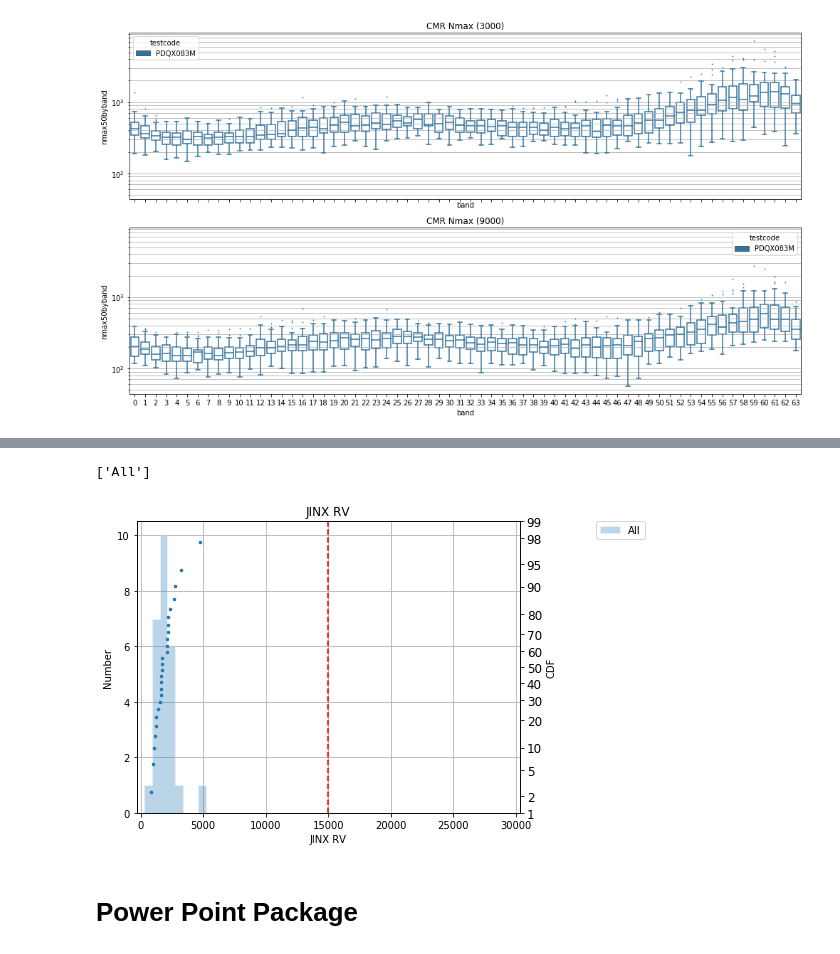
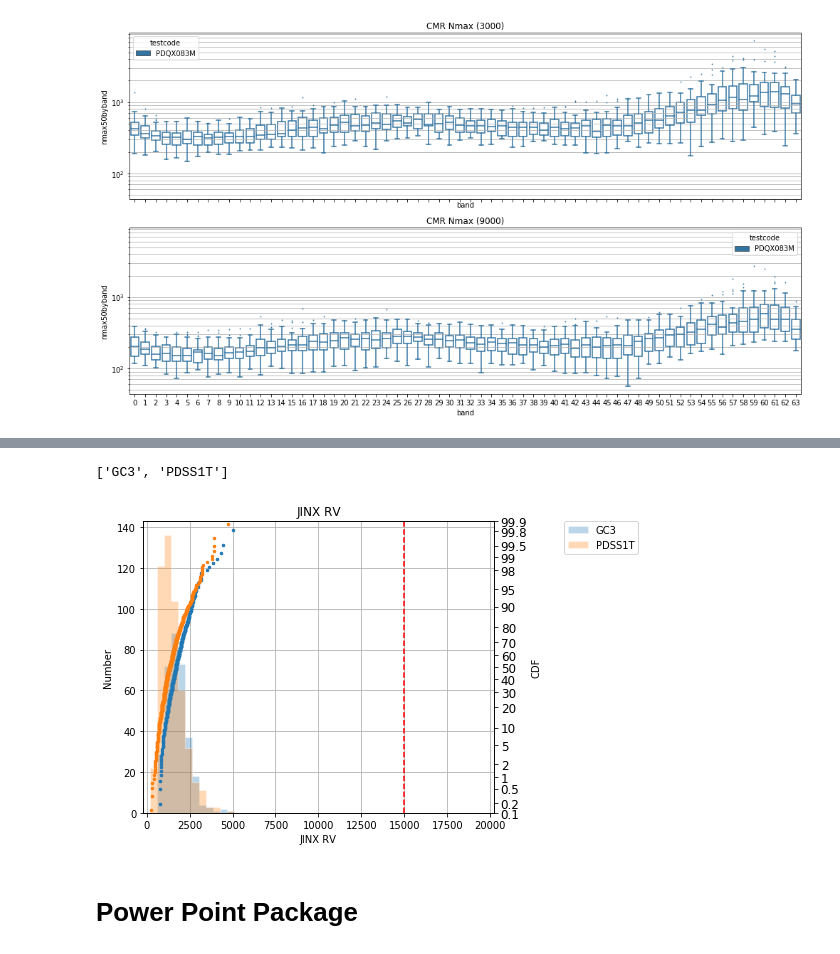
Before and after one commit to kiughigk/mfgcmd_ttr, a Jupyter notebook: notebook/parametric_summery.ipynb, the cells around one changed output, grey strips where cells are left out. Drawn from its saved outputs; the diff is of its cells as text; code cells hidden in the pictures.

```diff
--- a/notebook/parametric_summery.ipynb
+++ b/notebook/parametric_summery.ipynb
@@ -655,6 +655,13 @@ def make_group(df, hueName='Model'):
     df.loc[df['mfgid'].str.endswith('6'), hueName] = 'XMR_G4i'
 
     return(df)
+# %%
+def make_group2(df, hueName='Config'):
+
+    df.loc[df['mfgid'].str.startswith('KJ'), hueName] = 'GC3'
+    df.loc[df['mfgid'].str.startswith('KK'), hueName] = 'PDSS1T'
+
+    return(df)
 # %%
 #parameters
 stpi      = 580.0
@@ -1977,15 +2056,15 @@ plt.savefig('rvsum_cmr.png', format='png')
 # %%
 # JINX RV
-df = make_group(pd.read_pickle('df_ccb_ci_ati_mcsb_ns.pkl').query("row_num==1"))
+df = make_group2(pd.read_pickle('df_ccb_ci_ati_mcsb_ns.pkl').query("row_num==1"))
 plot_cdf2(df,
           'maxrvcheck4nonlinearxcor_0',
           'JINX RV', 'JINX RV',
           'jinxrv_qqplot',
            binSize=50, div=None, addTable=False, addThresh=15000,
-           hue=None, doBoxCox=False, xlim=[0,30000])
+           hue='Config', doBoxCox=False, xlim=[0,20000])
 # %% [output]
-['All']
+['GC3', 'PDSS1T']
-[figure, old version]
+[figure, new version]
 # %% [markdown]
 # Power Point Package
 # %%
```
Also changed, not shown: parts of 6 cells of this notebook, 1 other file.
